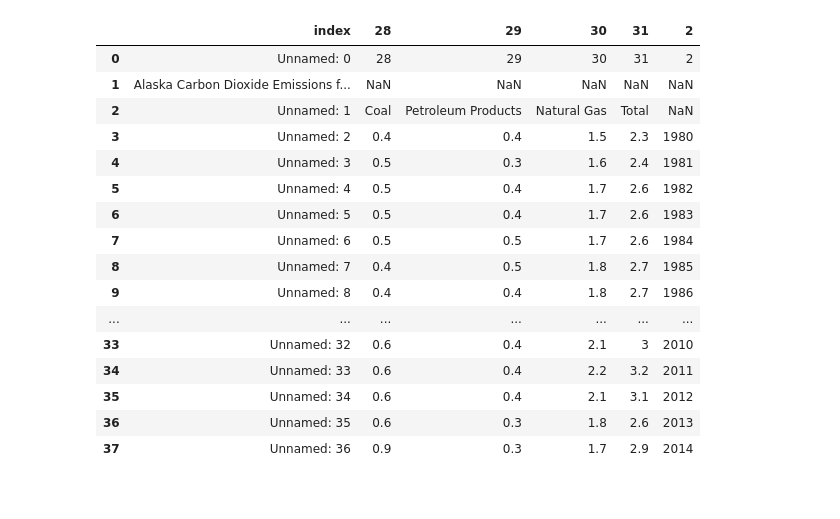
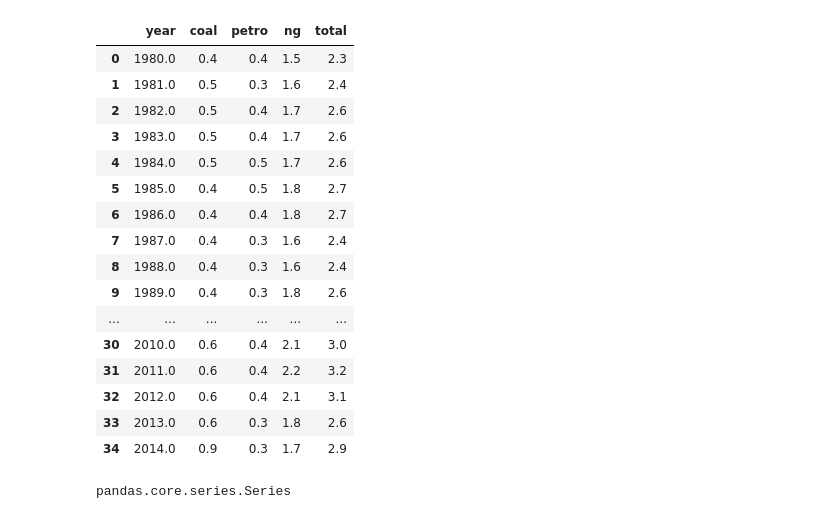
Before and after one commit to tydpan/EASE-Project, a Jupyter notebook: Original_Data/Carbon_dioxide_emission/Carbon_dioxide_emission.ipynb, the cells around one changed output. Cells and saved outputs as stored; diff of their text form; code cells hidden in the pictures.

```diff
--- a/Original_Data/Carbon_dioxide_emission/Carbon_dioxide_emission.ipynb
+++ b/Original_Data/Carbon_dioxide_emission/Carbon_dioxide_emission.ipynb
@@ -80,33 +61,49 @@ for excel in excel_files:
 # %%
-df = pd.read_csv('alaska.csv')
-data = df.loc[28:31]
-newdata = data.T
-year = df.loc[2]
-new_df = pd.concat((newdata, year), axis=1)
-new_df
-new_df.reset_index(inplace=True)
-new_df
+df = pd.read_csv('alaska.csv',header=None)
+data = df.loc[29:32]
+dataT = data.T
+dataT
+year = pd.DataFrame(df.loc[3, 3:])
+coal = pd.DataFrame(dataT.loc[3:,29])
+petro = pd.DataFrame(dataT.loc[3:,30])
+ng = pd.DataFrame(dataT.loc[3:,31])
+total = pd.DataFrame(dataT.loc[3:,32])
+source_list = [year, coal, petro, ng, total]
+result = pd.concat(source_list, axis=1)
+result.columns = ['year','coal','petro','ng','total']
+result.reset_index(inplace=True, drop=True)
+result
+#year = df.loc[2]
+#new_df = pd.concat((newdata, year), axis=1)
+#new_df.reset_index(inplace=True)
+#new_df
 #new_df.shape
 #new_df.columns = new_df.iloc[2]
 #new_df
 # %% [output]
-|  | index | 28 | 29 | 30 | 31 | 2 |
-| 0 | Unnamed: 0 | 28 | 29 | 30 | 31 | 2 |
-| 1 | Alaska Carbon Dioxide Emissions f... | NaN | NaN | NaN | NaN | NaN |
-| 2 | Unnamed: 1 | Coal | Petroleum Products | Natural Gas | Total | NaN |
-| 3 | Unnamed: 2 | 0.4 | 0.4 | 1.5 | 2.3 | 1980 |
-| 4 | Unnamed: 3 | 0.5 | 0.3 | 1.6 | 2.4 | 1981 |
-| 5 | Unnamed: 4 | 0.5 | 0.4 | 1.7 | 2.6 | 1982 |
-| 6 | Unnamed: 5 | 0.5 | 0.4 | 1.7 | 2.6 | 1983 |
-| 7 | Unnamed: 6 | 0.5 | 0.5 | 1.7 | 2.6 | 1984 |
-| 8 | Unnamed: 7 | 0.4 | 0.5 | 1.8 | 2.7 | 1985 |
-| 9 | Unnamed: 8 | 0.4 | 0.4 | 1.8 | 2.7 | 1986 |
-| ... | ... | ... | ... | ... | ... | ... |
-| 33 | Unnamed: 32 | 0.6 | 0.4 | 2.1 | 3 | 2010 |
-| 34 | Unnamed: 33 | 0.6 | 0.4 | 2.2 | 3.2 | 2011 |
-| 35 | Unnamed: 34 | 0.6 | 0.4 | 2.1 | 3.1 | 2012 |
-| 36 | Unnamed: 35 | 0.6 | 0.3 | 1.8 | 2.6 | 2013 |
-| 37 | Unnamed: 36 | 0.9 | 0.3 | 1.7 | 2.9 | 2014 |
+|  | year | coal | petro | ng | total |
+| 0 | 1980.0 | 0.4 | 0.4 | 1.5 | 2.3 |
+| 1 | 1981.0 | 0.5 | 0.3 | 1.6 | 2.4 |
+| 2 | 1982.0 | 0.5 | 0.4 | 1.7 | 2.6 |
+| 3 | 1983.0 | 0.5 | 0.4 | 1.7 | 2.6 |
+| 4 | 1984.0 | 0.5 | 0.5 | 1.7 | 2.6 |
+| 5 | 1985.0 | 0.4 | 0.5 | 1.8 | 2.7 |
+| 6 | 1986.0 | 0.4 | 0.4 | 1.8 | 2.7 |
+| 7 | 1987.0 | 0.4 | 0.3 | 1.6 | 2.4 |
+| 8 | 1988.0 | 0.4 | 0.3 | 1.6 | 2.4 |
+| 9 | 1989.0 | 0.4 | 0.3 | 1.8 | 2.6 |
+| ... | ... | ... | ... | ... | ... |
+| 30 | 2010.0 | 0.6 | 0.4 | 2.1 | 3.0 |
+| 31 | 2011.0 | 0.6 | 0.4 | 2.2 | 3.2 |
+| 32 | 2012.0 | 0.6 | 0.4 | 2.1 | 3.1 |
+| 33 | 2013.0 | 0.6 | 0.3 | 1.8 | 2.6 |
+| 34 | 2014.0 | 0.9 | 0.3 | 1.7 | 2.9 |
+# %%
+year = df.loc[3]
+year
+type(year)
+# %% [output]
+pandas.core.series.Series
 # %%
 path =r'C:\Users\yongquan\EASE-Project\Original_Data\Carbon_dioxide_emission'
 alldatas = glob.glob(path + "/*.csv")
```
Also changed, not shown: parts of 8 cells of this notebook.
